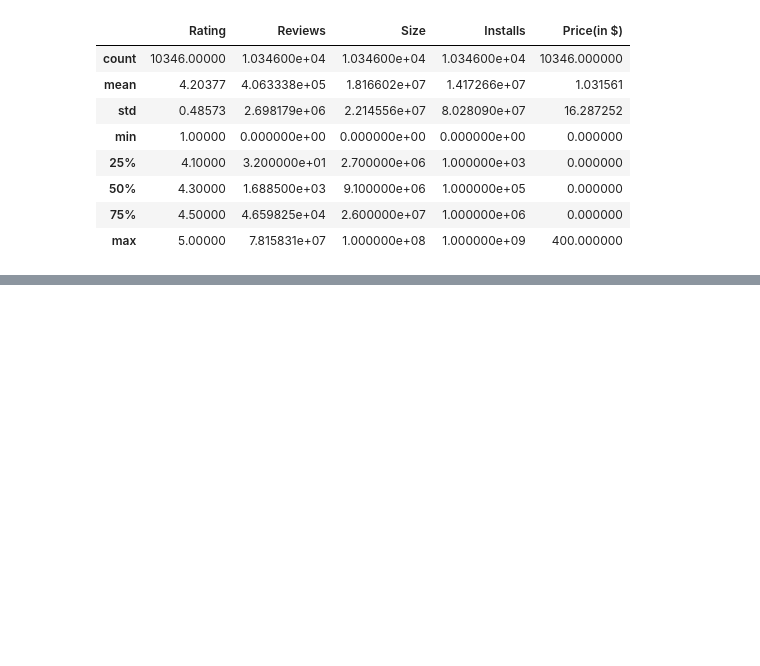
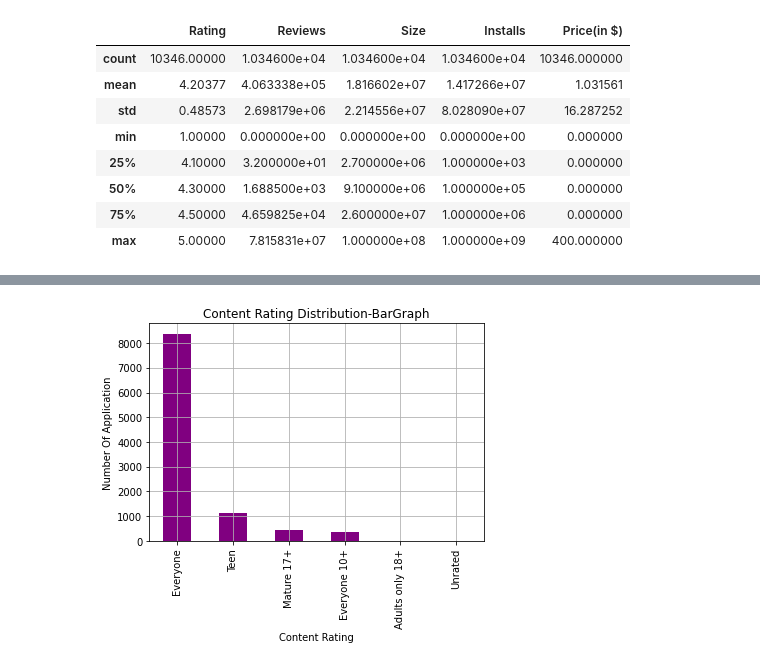
Before and after one commit to AkshatHotCode/playstoreappreview_eda, a Jupyter notebook: Akshat_Rajvanshi_Play_Store_App_Review_Analysis_Capstone_Project.ipynb, the cells around one changed output, grey strips where cells are left out. Cells and saved outputs as stored; diff of their text form; code cells hidden in the pictures; blank space fills up the shorter version.

```diff
--- a/Akshat_Rajvanshi_Play_Store_App_Review_Analysis_Capstone_Project.ipynb
+++ b/Akshat_Rajvanshi_Play_Store_App_Review_Analysis_Capstone_Project.ipynb
@@ -281,0 +321,11 @@ apps.describe()
+# %%
+#Content Rating Distribution- Bar Graph
+plt.figure()
+apps['Content Rating'].value_counts().plot(kind='bar',color='purple')
+plt.xlabel('Content Rating')
+plt.ylabel('Number Of Application')
+plt.title('Content Rating Distribution-BarGraph')
+plt.grid()
+plt.show()
+# %% [output]
+[figure, added]
```
Also changed, not shown: parts of 30 cells of this notebook.
